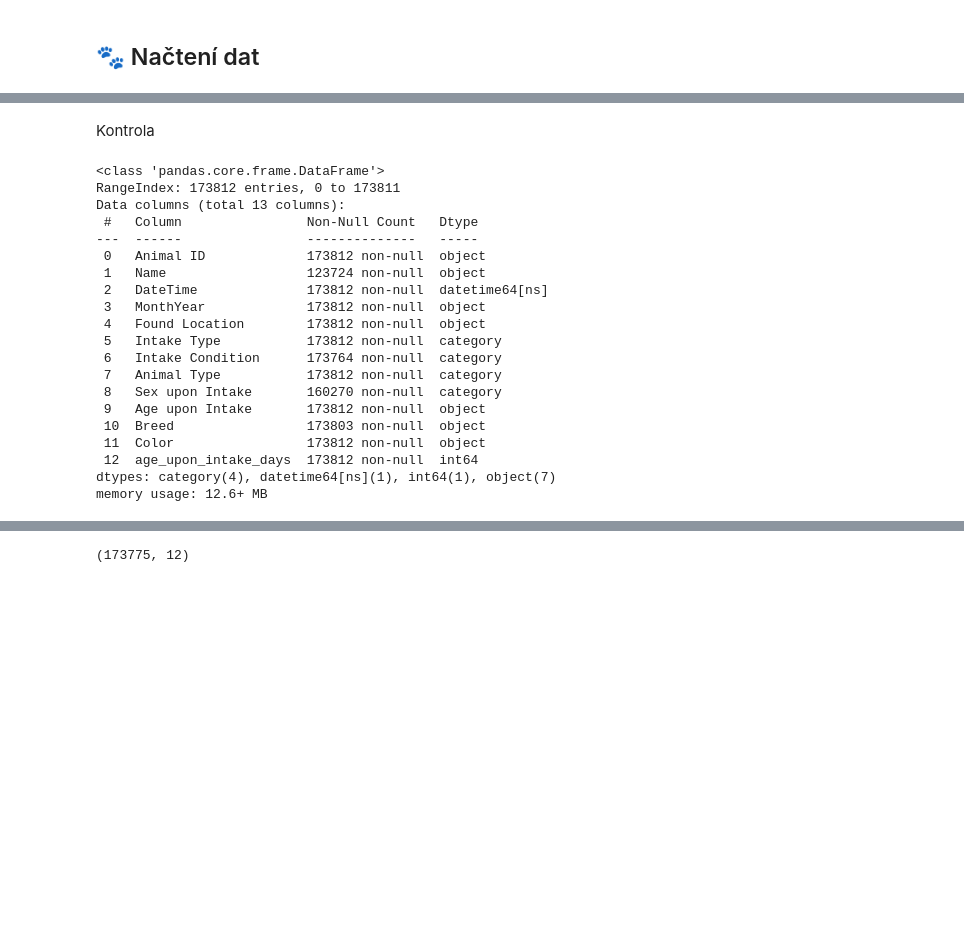
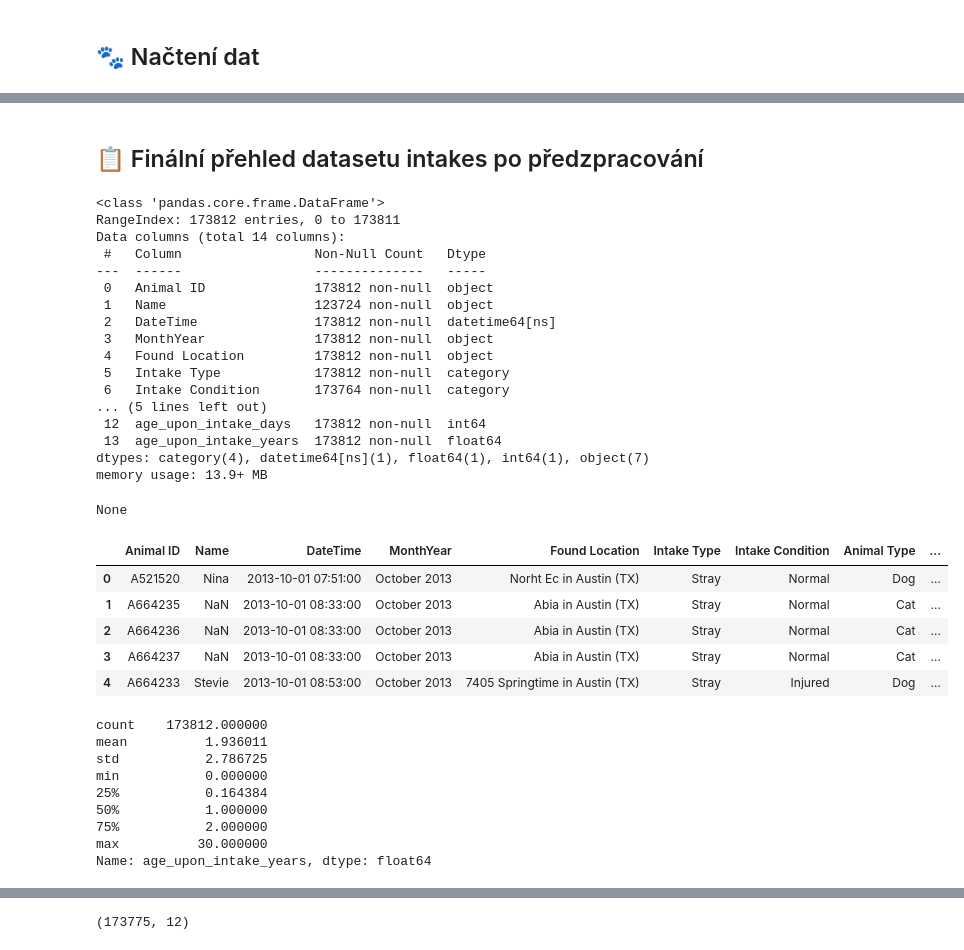
Before and after one commit to stasbebra2006/BI-VIZ, a Jupyter notebook: hms/hm01/01/hm01-prime.ipynb, the cells around one changed output, grey strips where cells are left out. Saved outputs shown, nothing was run; the diff lists cells and outputs as text; code cells hidden in the pictures; blank space fills up the shorter version.

```diff
--- a/hms/hm01/01/hm01-prime.ipynb
+++ b/hms/hm01/01/hm01-prime.ipynb
@@ -215,30 +256,46 @@ intakes['DateTime'] = pd.to_datetime(intakes['DateTime'], errors='coerce', infer
-# %% [markdown]
-Kontrola
-# %%
-# Sedi to
-
-intakes.info()
-# %% [output]
-<class 'pandas.core.frame.DataFrame'>
-RangeIndex: 173812 entries, 0 to 173811
-Data columns (total 13 columns):
- #   Column                Non-Null Count   Dtype
----  ------                --------------   -----
- 0   Animal ID             173812 non-null  object
- 1   Name                  123724 non-null  object
- 2   DateTime              173812 non-null  datetime64[ns]
- 3   MonthYear             173812 non-null  object
- 4   Found Location        173812 non-null  object
- 5   Intake Type           173812 non-null  category
- 6   Intake Condition      173764 non-null  category
- 7   Animal Type           173812 non-null  category
- 8   Sex upon Intake       160270 non-null  category
- 9   Age upon Intake       173812 non-null  object
- 10  Breed                 173803 non-null  object
- 11  Color                 173812 non-null  object
- 12  age_upon_intake_days  173812 non-null  int64
-dtypes: category(4), datetime64[ns](1), int64(1), object(7)
-memory usage: 12.6+ MB
+# %% [markdown]
+## 📋 Finální přehled datasetu intakes po předzpracování
+# %%
+# Zobrazení finálního stavu datasetu
+display(intakes.info())
+display(intakes.head())
+
+# Statistiky numerického sloupce
+display(intakes['age_upon_intake_years'].describe())
+# %% [output]
+<class 'pandas.core.frame.DataFrame'>
+RangeIndex: 173812 entries, 0 to 173811
+Data columns (total 14 columns):
+ #   Column                 Non-Null Count   Dtype
+---  ------                 --------------   -----
+ 0   Animal ID              173812 non-null  object
+ 1   Name                   123724 non-null  object
+ 2   DateTime               173812 non-null  datetime64[ns]
+ 3   MonthYear              173812 non-null  object
+ 4   Found Location         173812 non-null  object
+ 5   Intake Type            173812 non-null  category
+ 6   Intake Condition       173764 non-null  category
+... (5 lines left out)
+ 12  age_upon_intake_days   173812 non-null  int64
+ 13  age_upon_intake_years  173812 non-null  float64
+dtypes: category(4), datetime64[ns](1), float64(1), int64(1), object(7)
+memory usage: 13.9+ MB
+None
+|  | Animal ID | Name | DateTime | MonthYear | Found Location | Intake Type | Intake Condition | Animal Type | ... |
+| 0 | A521520 | Nina | 2013-10-01 07:51:00 | October 2013 | Norht Ec in Austin (TX) | Stray | Normal | Dog | ... |
+| 1 | A664235 | NaN | 2013-10-01 08:33:00 | October 2013 | Abia in Austin (TX) | Stray | Normal | Cat | ... |
+| 2 | A664236 | NaN | 2013-10-01 08:33:00 | October 2013 | Abia in Austin (TX) | Stray | Normal | Cat | ... |
+| 3 | A664237 | NaN | 2013-10-01 08:33:00 | October 2013 | Abia in Austin (TX) | Stray | Normal | Cat | ... |
+| 4 | A664233 | Stevie | 2013-10-01 08:53:00 | October 2013 | 7405 Springtime in Austin (TX) | Stray | Injured | Dog | ... |
+count    173812.000000
+mean          1.936011
+std           2.786725
+min           0.000000
+25%           0.164384
+50%           1.000000
+75%           2.000000
+max          30.000000
+Name: age_upon_intake_years, dtype: float64
 # %% [markdown]
 ---
 ## 📤 Analýza datasetu outcomes
```
Also changed, not shown: parts of 35 cells of this notebook.
